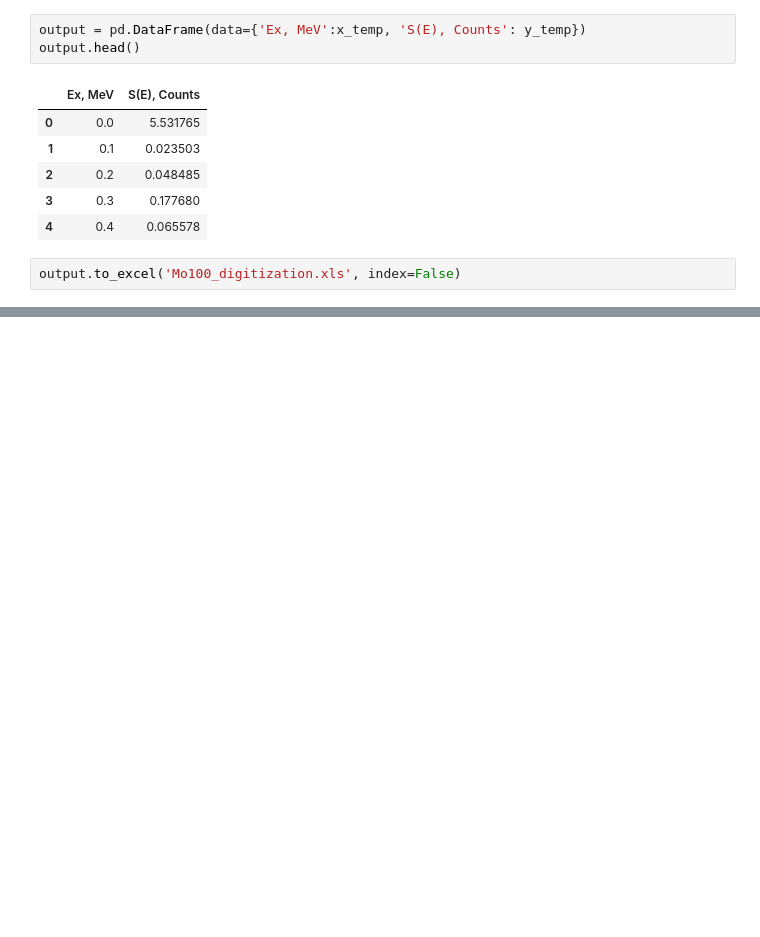
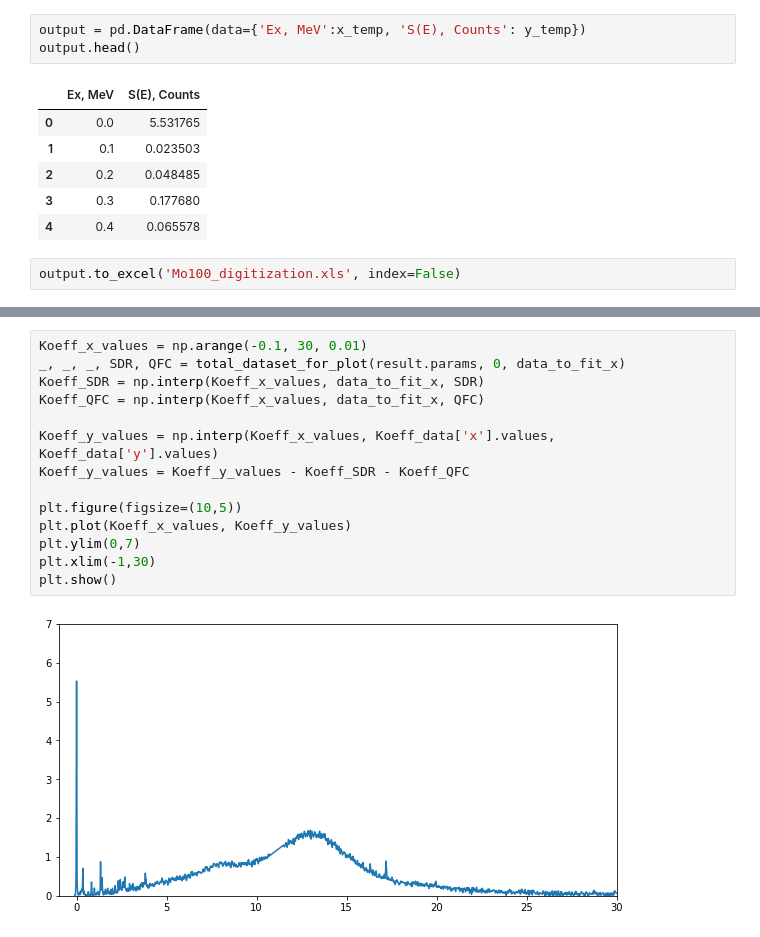
Before and after one commit to Almaz93/neutrino, a Jupyter notebook: double_beta_decay/Almaz's work/calculation/decomposition-Mo100.ipynb, the cells around one changed output, grey strips where cells are left out. Cells and saved outputs as stored; diff of their text form; blank space fills up the shorter version.

```diff
--- a/double_beta_decay/Almaz's work/calculation/decomposition-Mo100.ipynb
+++ b/double_beta_decay/Almaz's work/calculation/decomposition-Mo100.ipynb
@@ -996,0 +709,16 @@ plt.show()
+# %%
+Koeff_x_values = np.arange(-0.1, 30, 0.01)
+_, _, _, SDR, QFC = total_dataset_for_plot(result.params, 0, data_to_fit_x)
+Koeff_SDR = np.interp(Koeff_x_values, data_to_fit_x, SDR)
+Koeff_QFC = np.interp(Koeff_x_values, data_to_fit_x, QFC)
+
+Koeff_y_values = np.interp(Koeff_x_values, Koeff_data['x'].values, Koeff_data['y'].values)
+Koeff_y_values = Koeff_y_values - Koeff_SDR - Koeff_QFC
+
+plt.figure(figsize=(10,5))
+plt.plot(Koeff_x_values, Koeff_y_values)
+plt.ylim(0,7)
+plt.xlim(-1,30)
+plt.show()
+# %% [output]
+[figure, added]
```
Also changed, not shown: parts of 27 cells of this notebook, 5 other files.
